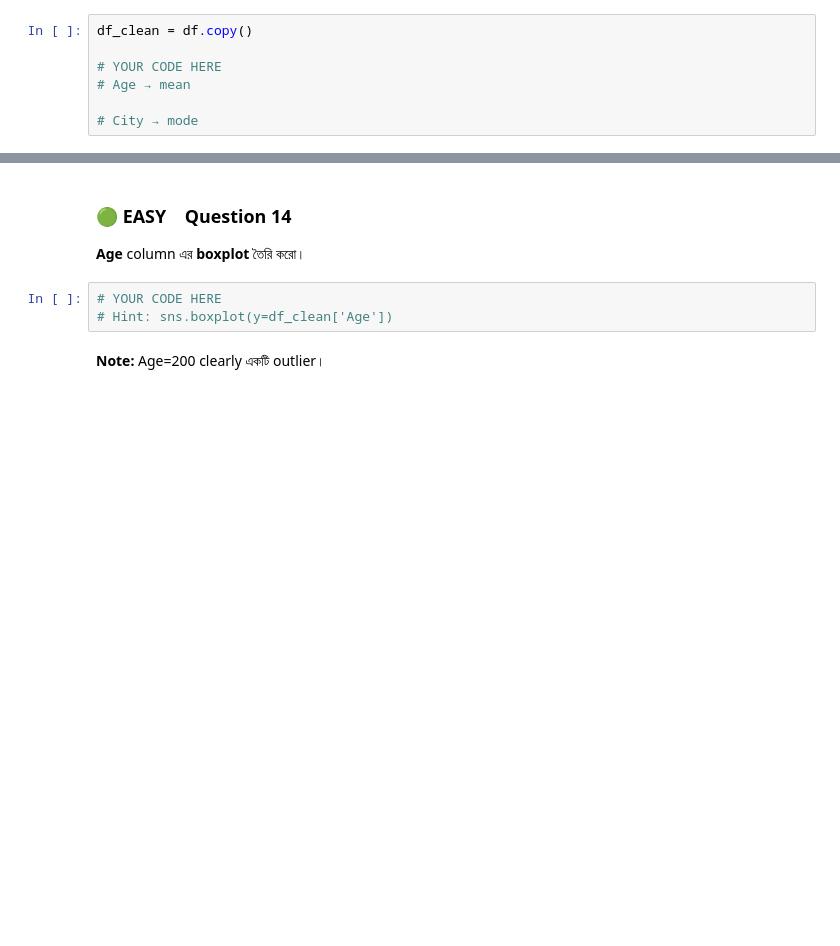
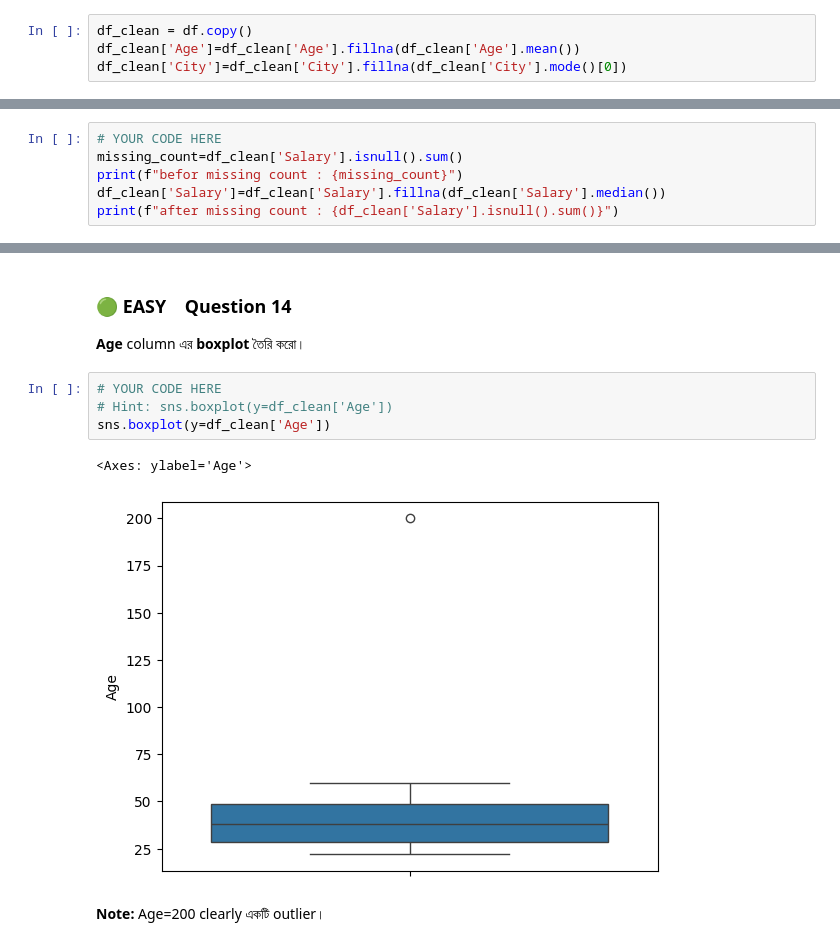
Before and after one commit to AR-Ashik-9997/Phitron-practice-problem, a Jupyter notebook: Beginner_Friendly_Practice_Set.ipynb, the cells around one changed output, grey strips where cells are left out. Drawn from its saved outputs; the diff is of its cells as text; blank space fills up the shorter version.

```diff
--- a/Beginner_Friendly_Practice_Set.ipynb
+++ b/Beginner_Friendly_Practice_Set.ipynb
@@ -111,11 +183,8 @@ Numerical columns এর correlation বের করো এবং **heatmap**
 **Age** এর missing values **mean** দিয়ে এবং **City** এর missing values **mode** দিয়ে fill করো।
 # %%
 df_clean = df.copy()
-
-# YOUR CODE HERE
-# Age → mean
-
-# City → mode
+df_clean['Age']=df_clean['Age'].fillna(df_clean['Age'].mean())
+df_clean['City']=df_clean['City'].fillna(df_clean['City'].mode()[0])
 # %% [markdown]
 ### 🟡 MEDIUM &nbsp;&nbsp; Question 11
 **Salary** এর missing values **median** দিয়ে fill করো। Fill করার আগে ও পরে missing count দেখাও।
@@ -128,0 +191,6 @@ df_clean = df.copy()
+# %%
+# YOUR CODE HERE
+missing_count=df_clean['Salary'].isnull().sum()
+print(f"befor missing count : {missing_count}")
+df_clean['Salary']=df_clean['Salary'].fillna(df_clean['Salary'].median())
+print(f"after missing count : {df_clean['Salary'].isnull().sum()}")
@@ -164,6 +252,10 @@ Train-Test Split করার পরে `y_train` এবং `y_test` এ **class
 # %%
 # YOUR CODE HERE
 # Hint: sns.boxplot(y=df_clean['Age'])
+sns.boxplot(y=df_clean['Age'])
+# %% [output]
+<Axes: ylabel='Age'>
+[figure, added]
 # %% [markdown]
 **Note:** Age=200 clearly একটি outlier।
 # %% [markdown]
```
Also changed, not shown: parts of 21 cells of this notebook.
